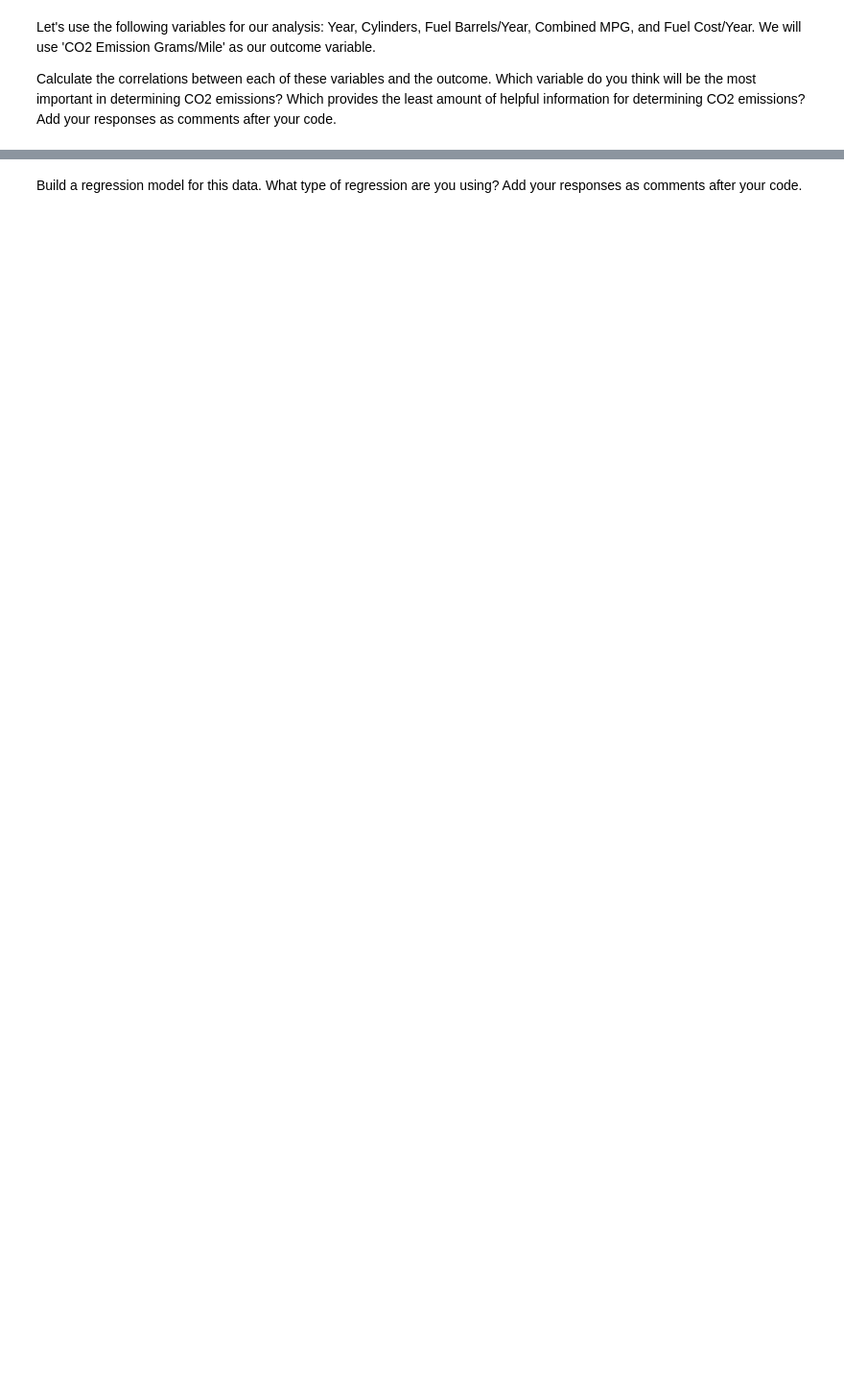
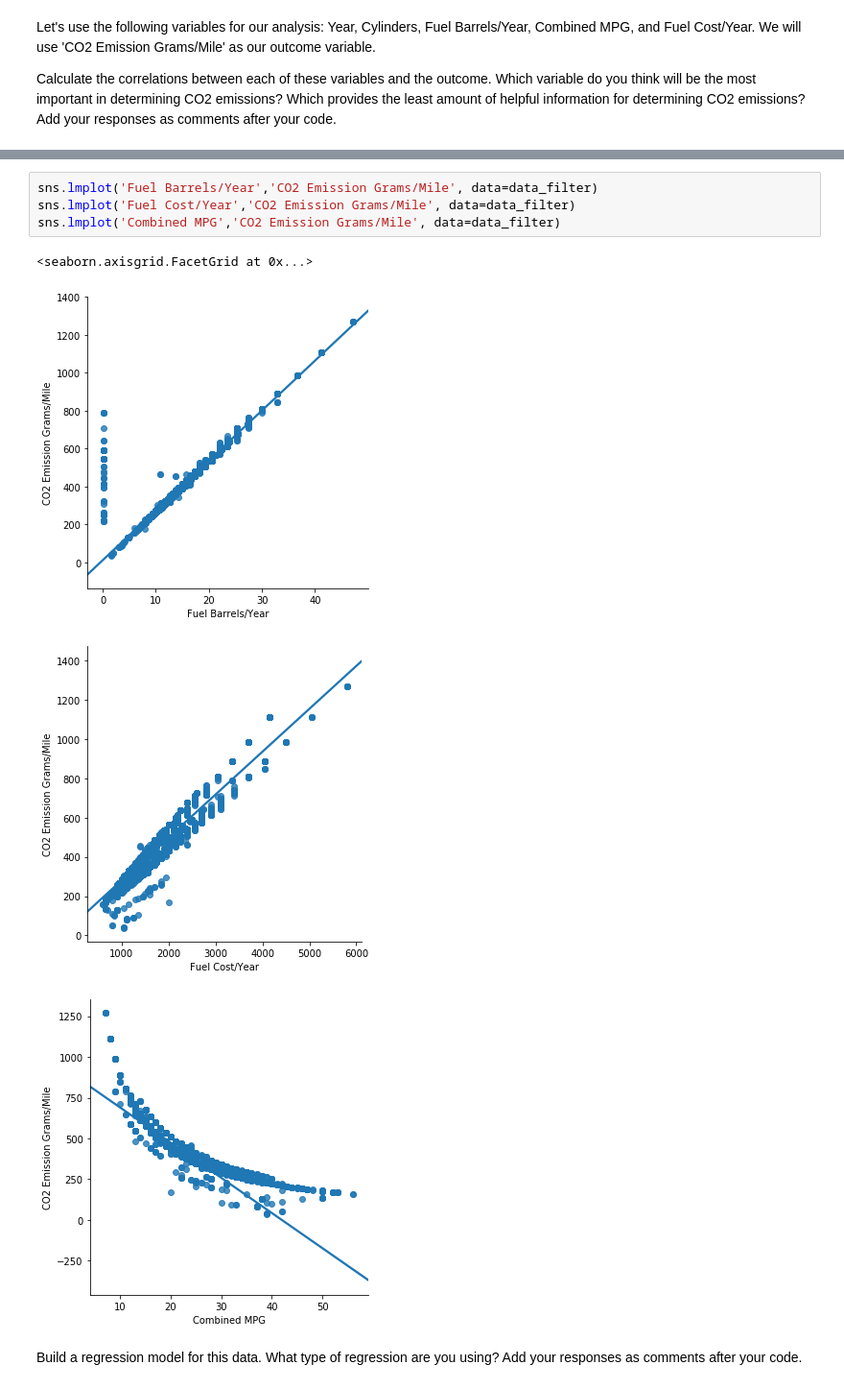
Before and after one commit to ta-datapt-bcn/lab-regression-analysis, a Jupyter notebook: your-code.ipynb, the cells around one changed output, grey strips where cells are left out. Shown at 96% size. Saved outputs shown, nothing was run; the diff lists cells and outputs as text; blank space fills up the shorter version.

```diff
--- a/your-code.ipynb
+++ b/your-code.ipynb
@@ -68,2 +241,11 @@ Calculate the correlations between each of these variables and the outcome. Whic
+# %%
+sns.lmplot('Fuel Barrels/Year','CO2 Emission Grams/Mile', data=data_filter)
+sns.lmplot('Fuel Cost/Year','CO2 Emission Grams/Mile', data=data_filter)
+sns.lmplot('Combined MPG','CO2 Emission Grams/Mile', data=data_filter)
+# %% [output]
+<seaborn.axisgrid.FacetGrid at 0x...>
+[figure, added]
+[figure, added]
+[figure, added]
 # %% [markdown]
 Build a regression model for this data. What type of regression are you using? Add your responses as comments after your code.
```
Also changed, not shown: parts of 30 cells of this notebook, 1 other file.
